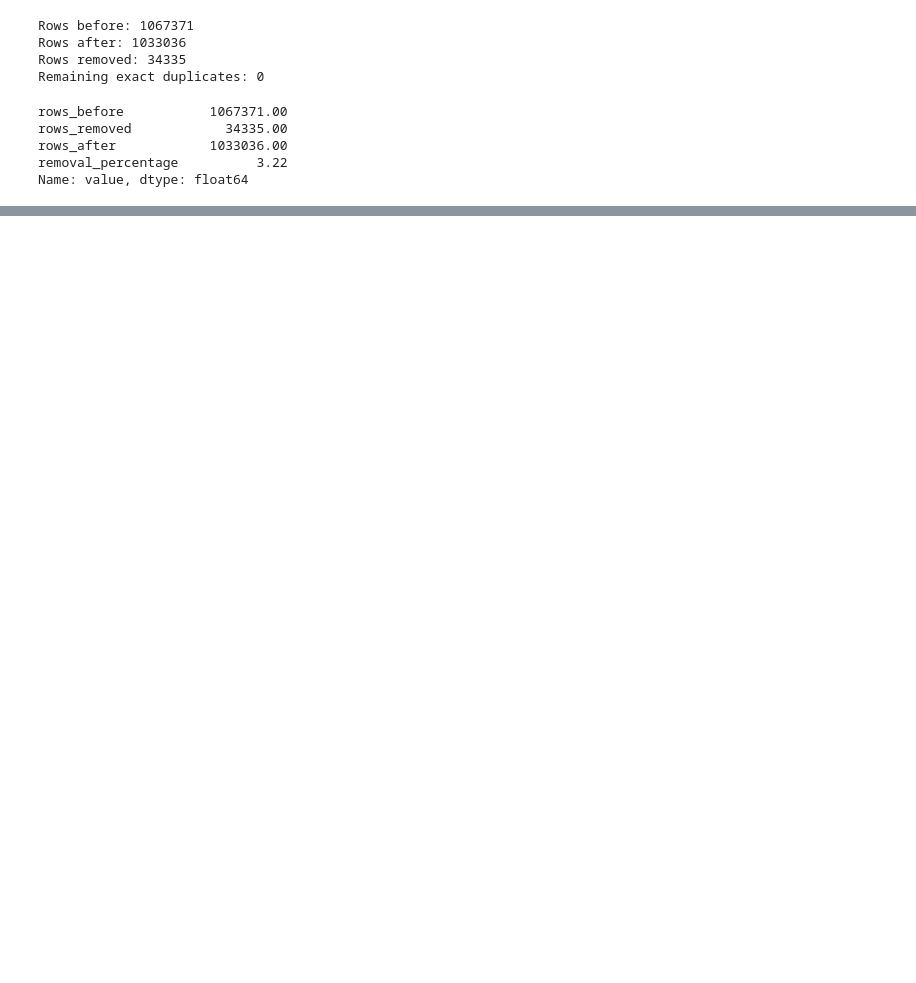
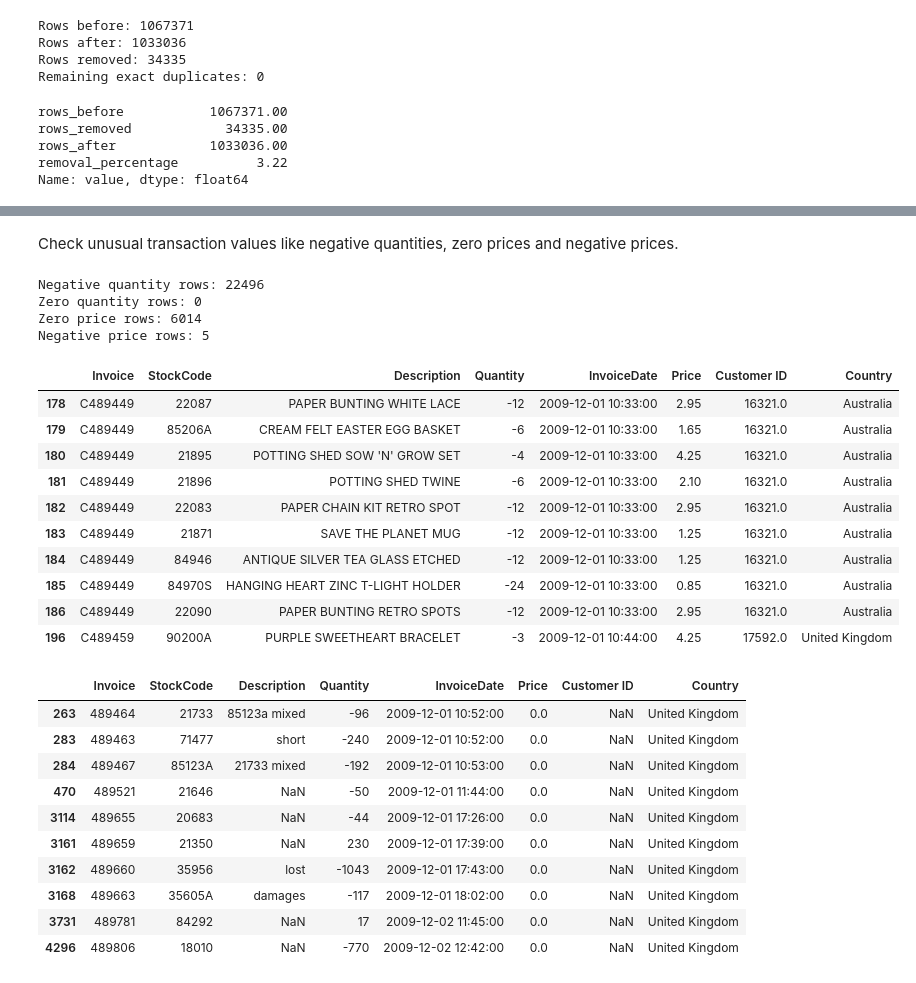
Before and after one commit to siddardha-007/retail-pulse-analytics, a Jupyter notebook: notebooks/02_data_cleaning.ipynb, the cells around one changed output, grey strips where cells are left out. Cells and saved outputs as stored; diff of their text form; code cells hidden in the pictures; blank space fills up the shorter version.

Commit message:
feat: unusual transaction analysis

```diff
--- a/notebooks/02_data_cleaning.ipynb
+++ b/notebooks/02_data_cleaning.ipynb
@@ -110,0 +195,48 @@ Name: value, dtype: float64
+# %% [markdown]
+Check unusual transaction values like negative quantities, zero prices and negative prices.
+# %%
+# Check unusual quantities and prices
+print("Negative quantity rows:", (df_clean["Quantity"] < 0).sum())
+print("Zero quantity rows:", (df_clean["Quantity"] == 0).sum())
+
+print("Zero price rows:", (df_clean["Price"] == 0).sum())
+print("Negative price rows:", (df_clean["Price"] < 0).sum())
+
+# View examples of negative quantities
+display(
+    df_clean.loc[df_clean["Quantity"] < 0]
+    .head(10)
+)
+
+# View examples of zero prices
+display(
+    df_clean.loc[df_clean["Price"] == 0]
+    .head(10)
+)
+# %% [output]
+Negative quantity rows: 22496
+Zero quantity rows: 0
+Zero price rows: 6014
+Negative price rows: 5
+|  | Invoice | StockCode | Description | Quantity | InvoiceDate | Price | Customer ID | Country |
+| 178 | C489449 | 22087 | PAPER BUNTING WHITE LACE | -12 | 2009-12-01 10:33:00 | 2.95 | 16321.0 | Australia |
+| 179 | C489449 | 85206A | CREAM FELT EASTER EGG BASKET | -6 | 2009-12-01 10:33:00 | 1.65 | 16321.0 | Australia |
+| 180 | C489449 | 21895 | POTTING SHED SOW 'N' GROW SET | -4 | 2009-12-01 10:33:00 | 4.25 | 16321.0 | Australia |
+| 181 | C489449 | 21896 | POTTING SHED TWINE | -6 | 2009-12-01 10:33:00 | 2.10 | 16321.0 | Australia |
+| 182 | C489449 | 22083 | PAPER CHAIN KIT RETRO SPOT | -12 | 2009-12-01 10:33:00 | 2.95 | 16321.0 | Australia |
+| 183 | C489449 | 21871 | SAVE THE PLANET MUG | -12 | 2009-12-01 10:33:00 | 1.25 | 16321.0 | Australia |
+| 184 | C489449 | 84946 | ANTIQUE SILVER TEA GLASS ETCHED | -12 | 2009-12-01 10:33:00 | 1.25 | 16321.0 | Australia |
+| 185 | C489449 | 84970S | HANGING HEART ZINC T-LIGHT HOLDER | -24 | 2009-12-01 10:33:00 | 0.85 | 16321.0 | Australia |
+| 186 | C489449 | 22090 | PAPER BUNTING RETRO SPOTS | -12 | 2009-12-01 10:33:00 | 2.95 | 16321.0 | Australia |
+| 196 | C489459 | 90200A | PURPLE SWEETHEART BRACELET | -3 | 2009-12-01 10:44:00 | 4.25 | 17592.0 | United Kingdom |
+|  | Invoice | StockCode | Description | Quantity | InvoiceDate | Price | Customer ID | Country |
+| 263 | 489464 | 21733 | 85123a mixed | -96 | 2009-12-01 10:52:00 | 0.0 | NaN | United Kingdom |
+| 283 | 489463 | 71477 | short | -240 | 2009-12-01 10:52:00 | 0.0 | NaN | United Kingdom |
+| 284 | 489467 | 85123A | 21733 mixed | -192 | 2009-12-01 10:53:00 | 0.0 | NaN | United Kingdom |
+| 470 | 489521 | 21646 | NaN | -50 | 2009-12-01 11:44:00 | 0.0 | NaN | United Kingdom |
+| 3114 | 489655 | 20683 | NaN | -44 | 2009-12-01 17:26:00 | 0.0 | NaN | United Kingdom |
+| 3161 | 489659 | 21350 | NaN | 230 | 2009-12-01 17:39:00 | 0.0 | NaN | United Kingdom |
+| 3162 | 489660 | 35956 | lost | -1043 | 2009-12-01 17:43:00 | 0.0 | NaN | United Kingdom |
+| 3168 | 489663 | 35605A | damages | -117 | 2009-12-01 18:02:00 | 0.0 | NaN | United Kingdom |
+| 3731 | 489781 | 84292 | NaN | 17 | 2009-12-02 11:45:00 | 0.0 | NaN | United Kingdom |
+| 4296 | 489806 | 18010 | NaN | -770 | 2009-12-02 12:42:00 | 0.0 | NaN | United Kingdom |
```
Also changed, not shown: parts of 10 cells of this notebook.
